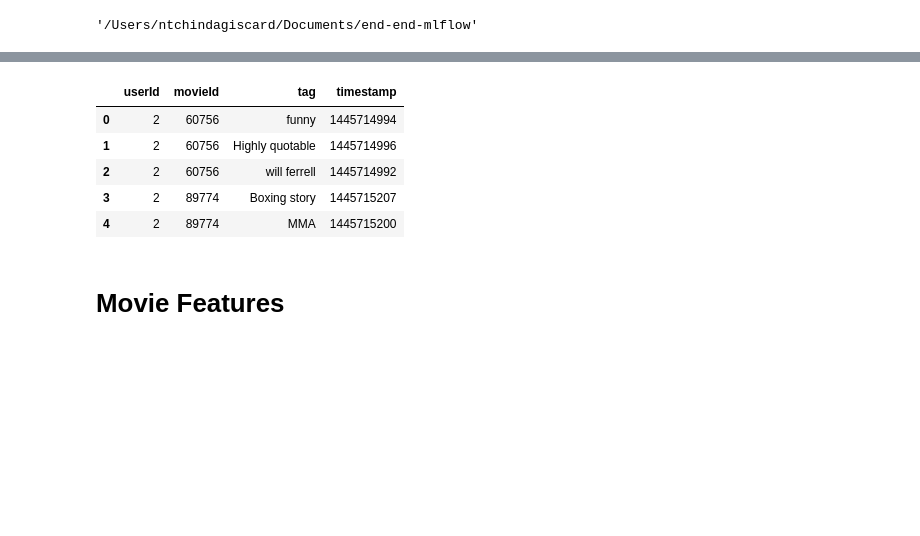
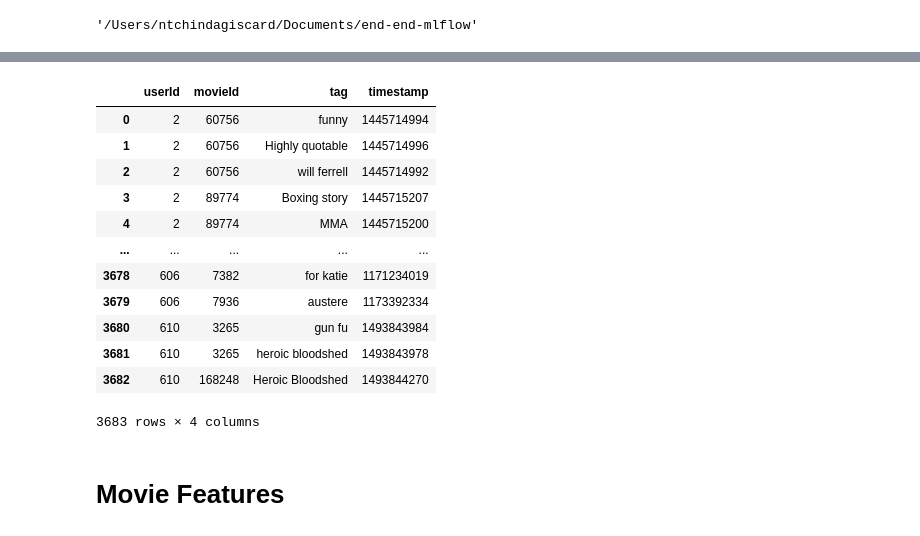
Before and after one commit to Ntchinda-Giscard/recomProject, a Jupyter notebook: research/data_transformation.ipynb, the cells around one changed output, grey strips where cells are left out. Drawn from its saved outputs; the diff is of its cells as text; code cells hidden in the pictures; blank space fills up the shorter version.

```diff
--- a/research/data_transformation.ipynb
+++ b/research/data_transformation.ipynb
@@ -15,7 +15,7 @@ from dataclasses import dataclass
 from pathlib import Path
 
 @dataclass(frozen=True)
-class DataTransformationConfig:
+class DataProcessingConfig:
     root_dir: Path
     movies: Path
     ratings: Path
@@ -87,12 +97,19 @@ ratings_df.head()
 # %%
-tags_df.head()
+tags_df
 # %% [output]
 |  | userId | movieId | tag | timestamp |
 | 0 | 2 | 60756 | funny | 1445714994 |
 | 1 | 2 | 60756 | Highly quotable | 1445714996 |
 | 2 | 2 | 60756 | will ferrell | 1445714992 |
 | 3 | 2 | 89774 | Boxing story | 1445715207 |
 | 4 | 2 | 89774 | MMA | 1445715200 |
+| ... | ... | ... | ... | ... |
+| 3678 | 606 | 7382 | for katie | 1171234019 |
+| 3679 | 606 | 7936 | austere | 1173392334 |
+| 3680 | 610 | 3265 | gun fu | 1493843984 |
+| 3681 | 610 | 3265 | heroic bloodshed | 1493843978 |
+| 3682 | 610 | 168248 | Heroic Bloodshed | 1493844270 |
+3683 rows × 4 columns
 # %% [markdown]
 # Movie Features
 # %% [markdown]
```
Also changed, not shown: parts of 13 cells of this notebook, 11 other files.
